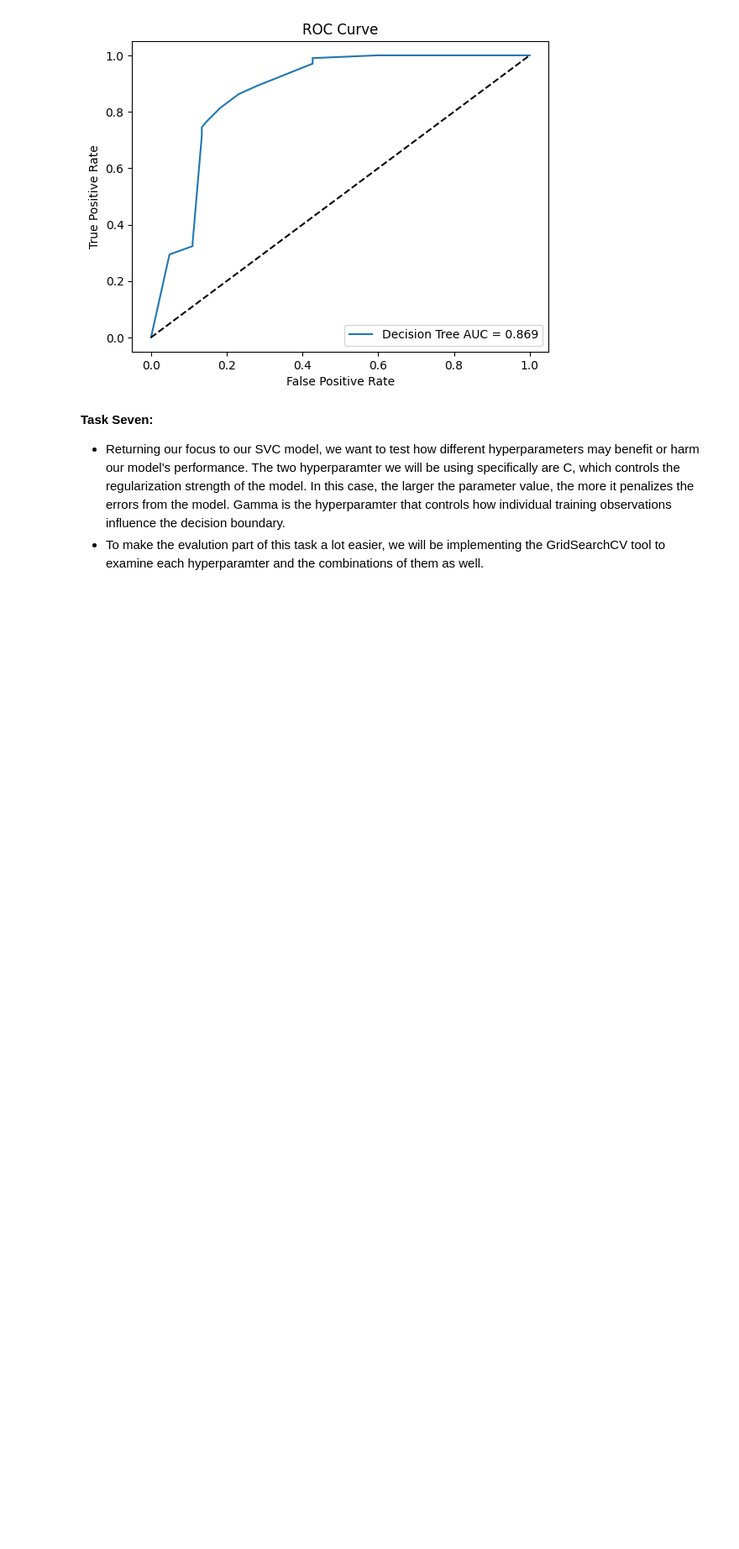
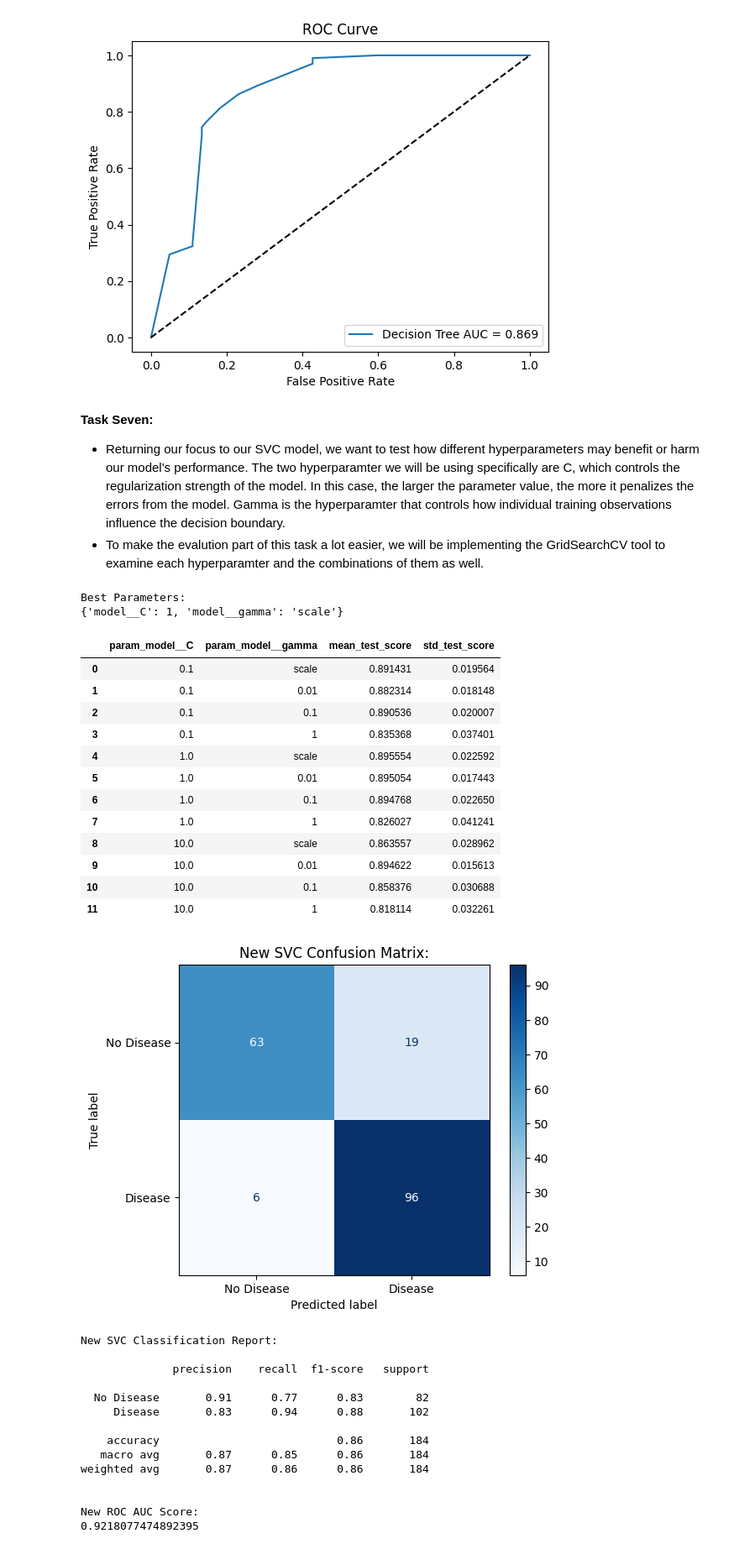
Before and after one commit to JFish72/CSC-349-Machine-Learning-, a Jupyter notebook: HW4/heart_disease_classification.ipynb, the cells around one changed output. Shown at 84% size. Cells and saved outputs as stored; diff of their text form; code cells hidden in the pictures; blank space fills up the shorter version.

```diff
--- a/HW4/heart_disease_classification.ipynb
+++ b/HW4/heart_disease_classification.ipynb
@@ -297,3 +297,66 @@ Decision Tree ROC Curve:
 **Task Seven:**
 *   Returning our focus to our SVC model, we want to test how different hyperparameters may benefit or harm our model's performance. The two hyperparamter we will be using specifically are C, which controls the regularization strength of the model. In this case, the larger the parameter value, the more it penalizes the errors from the model. Gamma is the hyperparamter that controls how individual training observations influence the decision boundary.
 *   To make the evalution part of this task a lot easier, we will be implementing the GridSearchCV tool to examine each hyperparamter and the combinations of them as well.
+# %%
+from sklearn.model_selection import GridSearchCV, StratifiedKFold
+
+parameter_grid = {"model__C": [0.1, 1, 10], "model__gamma": ["scale", 0.01, 0.1, 1]}
+
+cross_validation = StratifiedKFold(n_splits = 5, shuffle = True, random_state = 42)
+
+grid_search = GridSearchCV(svc_pipeline, parameter_grid, cv = cross_validation, scoring = "roc_auc", n_jobs = -1)
+
+grid_search.fit(X_train, y_train)
+
+print("Best Parameters:")
+print(grid_search.best_params_)
+
+results = pd.DataFrame(grid_search.cv_results_)
+display(results[["param_model__C", "param_model__gamma", "mean_test_score", "std_test_score"]])
+
+new_predictions = grid_search.predict(X_test)
+
+new_probabilities = grid_search.predict_proba(X_test)[:, 1]
+
+new_auc = roc_auc_score(y_test, new_probabilities)
+
+ConfusionMatrixDisplay.from_predictions(y_test, new_predictions, display_labels = ['No Disease', 'Disease'], cmap = "Blues")
+plt.title("New SVC Confusion Matrix:")
+plt.show()
+
+print("\nNew SVC Classification Report:\n")
+print(classification_report(y_test, new_predictions, target_names = ['No Disease', 'Disease']))
+
+print("\nNew ROC AUC Score:")
+print(new_auc)
+# %% [output]
+Best Parameters:
+{'model__C': 1, 'model__gamma': 'scale'}
+|  | param_model__C | param_model__gamma | mean_test_score | std_test_score |
+| 0 | 0.1 | scale | 0.891431 | 0.019564 |
+| 1 | 0.1 | 0.01 | 0.882314 | 0.018148 |
+| 2 | 0.1 | 0.1 | 0.890536 | 0.020007 |
+| 3 | 0.1 | 1 | 0.835368 | 0.037401 |
+| 4 | 1.0 | scale | 0.895554 | 0.022592 |
+| 5 | 1.0 | 0.01 | 0.895054 | 0.017443 |
+| 6 | 1.0 | 0.1 | 0.894768 | 0.022650 |
+| 7 | 1.0 | 1 | 0.826027 | 0.041241 |
+| 8 | 10.0 | scale | 0.863557 | 0.028962 |
+| 9 | 10.0 | 0.01 | 0.894622 | 0.015613 |
+| 10 | 10.0 | 0.1 | 0.858376 | 0.030688 |
+| 11 | 10.0 | 1 | 0.818114 | 0.032261 |
+[figure, added]
+New SVC Classification Report:
+
+              precision    recall  f1-score   support
+
+  No Disease       0.91      0.77      0.83        82
+     Disease       0.83      0.94      0.88       102
+
+    accuracy                           0.86       184
+   macro avg       0.87      0.85      0.86       184
+weighted avg       0.87      0.86      0.86       184
+
+
+New ROC AUC Score:
+0.9218077474892395
```
Also changed, not shown: parts of 2 cells of this notebook.
